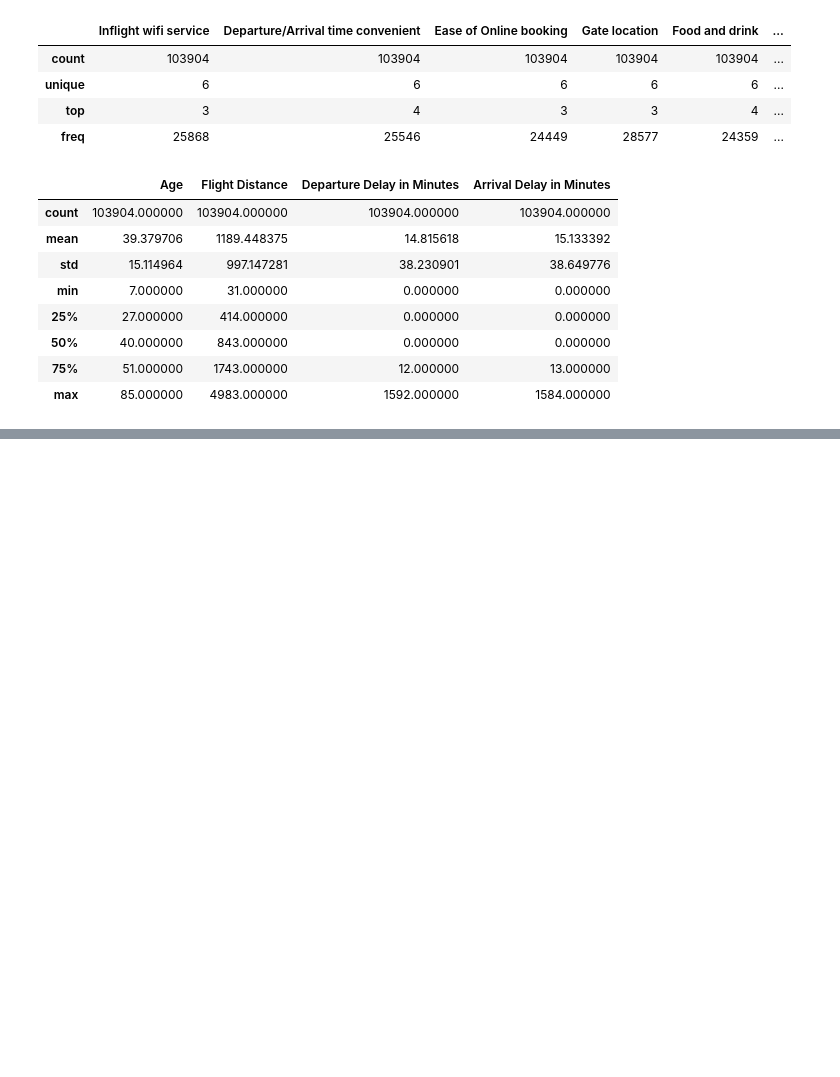
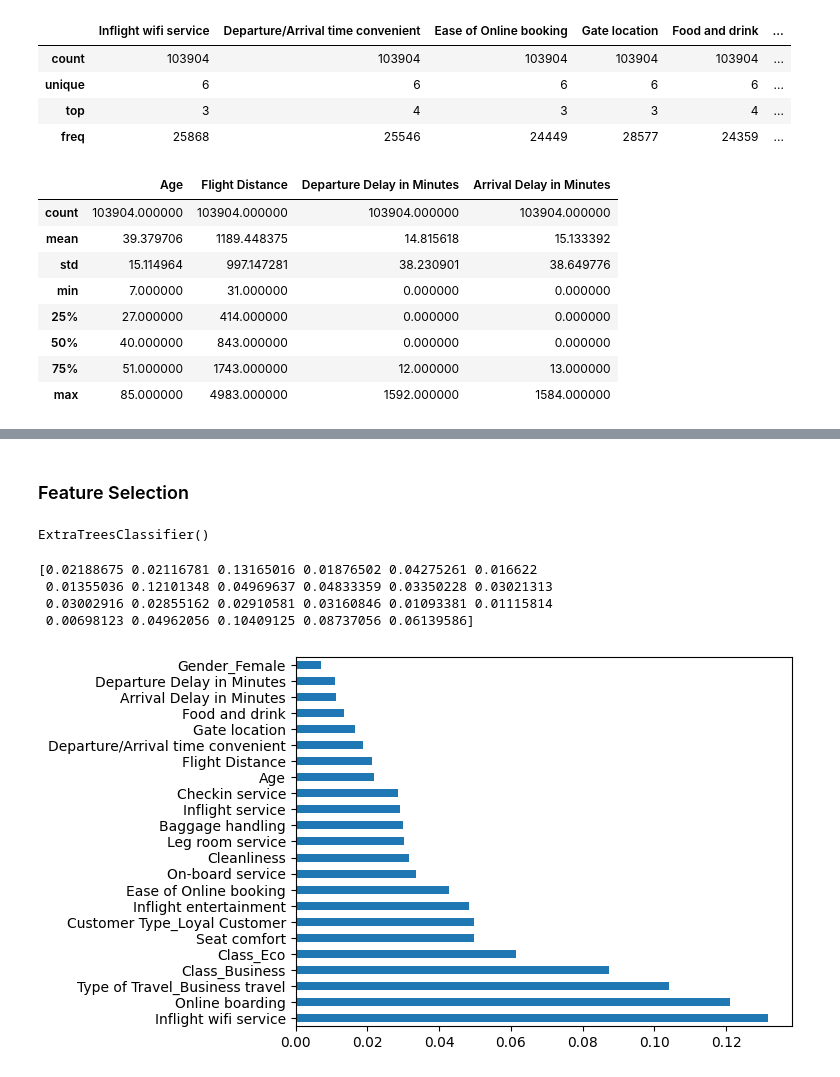
Before and after one commit to Meriyan99/Airline_Passenger_Satisfaction_Prediction, a Jupyter notebook: notebook/Model_Training.ipynb, the cells around one changed output, grey strips where cells are left out. Saved outputs shown, nothing was run; the diff lists cells and outputs as text; code cells hidden in the pictures; blank space fills up the shorter version.

Commit message:
Feature Selection

```diff
--- a/notebook/Model_Training.ipynb
+++ b/notebook/Model_Training.ipynb
@@ -246,0 +252,3 @@ merged_passenger_data.describe()
+# %%
+x=merged_passenger_data.drop('satisfaction_satisfied',axis=1)
+y=merged_passenger_data['satisfaction_satisfied']
@@ -246,0 +259,24 @@ merged_passenger_data.describe()
+# %% [markdown]
+### Feature Selection
+# %%
+from sklearn.ensemble import ExtraTreesClassifier
+import matplotlib.pyplot as plt
+
+model = ExtraTreesClassifier()
+model.fit(x,y)
+# %% [output]
+ExtraTreesClassifier()
+# %%
+#higher the value, more relavant the feature is
+print(model.feature_importances_)
+# %% [output]
+[0.02188675 0.02116781 0.13165016 0.01876502 0.04275261 0.016622
+ 0.01355036 0.12101348 0.04969637 0.04833359 0.03350228 0.03021313
+ 0.03002916 0.02855162 0.02910581 0.03160846 0.01093381 0.01115814
+ 0.00698123 0.04962056 0.10409125 0.08737056 0.06139586]
+# %%
+ranked_features=pd.Series(model.feature_importances_,index=x.columns)
+ranked_features.nlargest(23).plot(kind='barh')
+plt.show()
+# %% [output]
+[figure, added]
```
Also changed, not shown: parts of 13 cells of this notebook, 1 other file.
